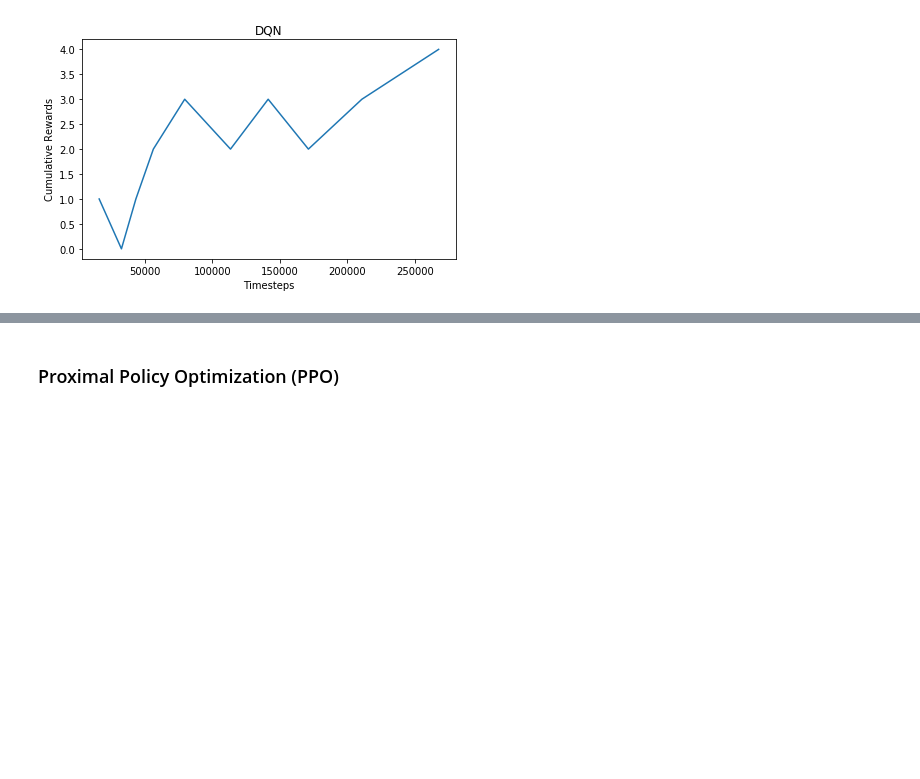
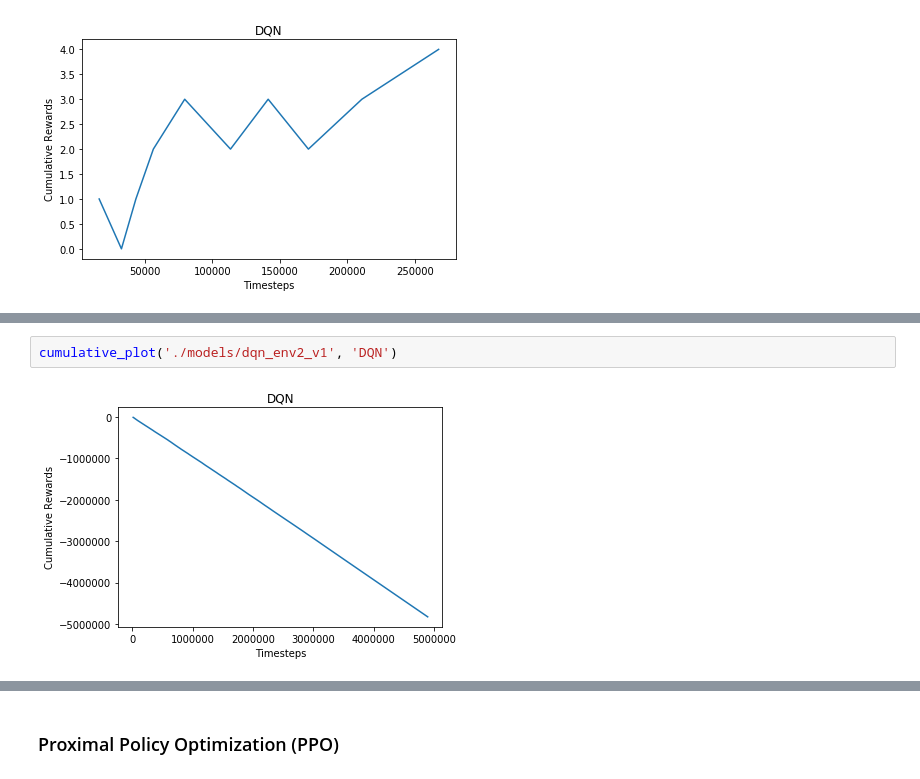
Before and after one commit to vitorhugo13/feup-iart, a Jupyter notebook: proj02/notebook.ipynb, the cells around one changed output, grey strips where cells are left out. Saved outputs shown, nothing was run; the diff lists cells and outputs as text; blank space fills up the shorter version.

```diff
--- a/proj02/notebook.ipynb
+++ b/proj02/notebook.ipynb
@@ -235,0 +286,4 @@ cumulative_plot('./models/deepq_v1/', 'DQN')
+# %%
+cumulative_plot('./models/dqn_env2_v1', 'DQN')
+# %% [output]
+[figure, added]
```
Also changed, not shown: parts of 6 cells of this notebook, 7 other files.
